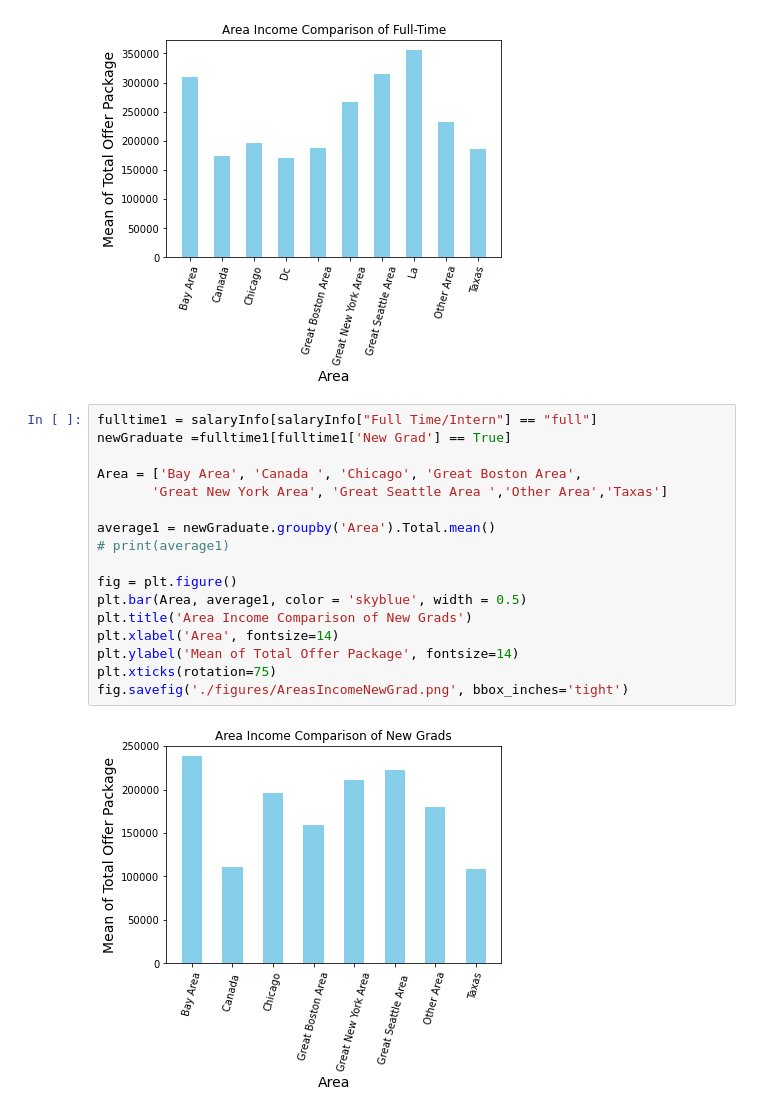
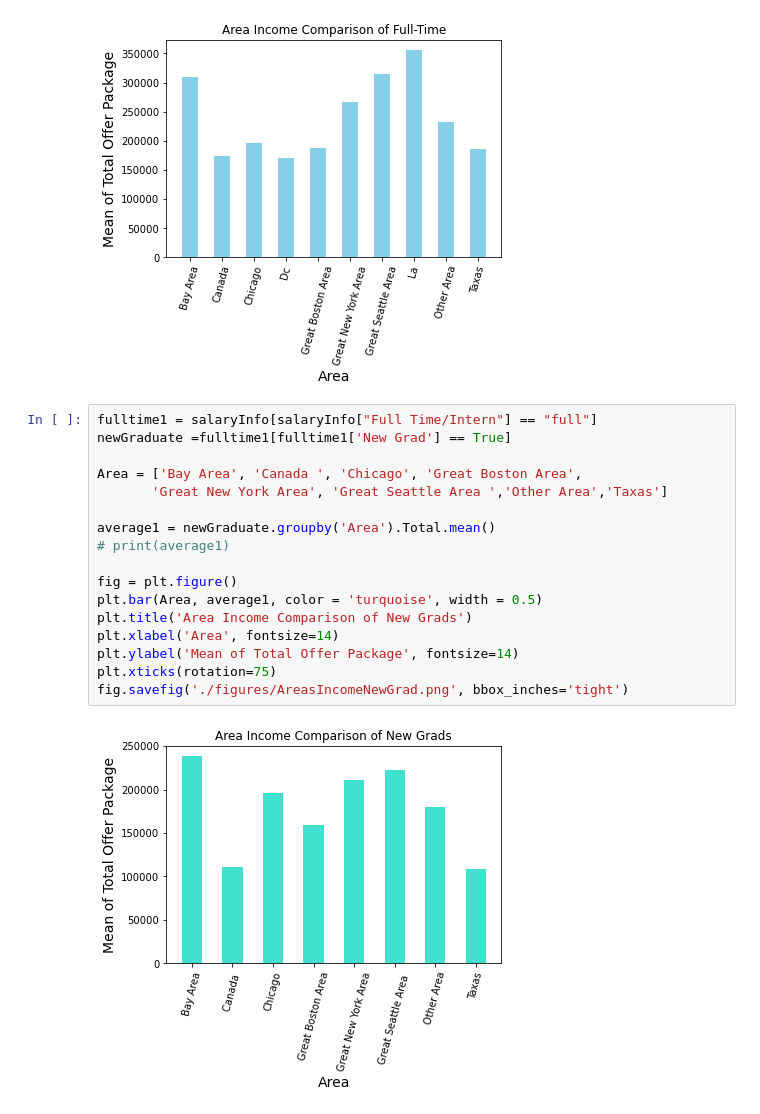
Before and after one commit to dorothyjx/damg-6105-Final-Project, a Jupyter notebook: project_final.ipynb, the cells around one changed output. Drawn from its saved outputs; the diff is of its cells as text.

Commit message:
colors and readme

```diff
--- a/project_final.ipynb
+++ b/project_final.ipynb
@@ -865,19 +865,19 @@ fig.savefig('./figures/AreasIncomeFulltime.png', bbox_inches='tight')
 # %%
 fulltime1 = salaryInfo[salaryInfo["Full Time/Intern"] == "full"]
 newGraduate =fulltime1[fulltime1['New Grad'] == True]
 
 Area = ['Bay Area', 'Canada ', 'Chicago', 'Great Boston Area',
        'Great New York Area', 'Great Seattle Area ','Other Area','Taxas']
 
 average1 = newGraduate.groupby('Area').Total.mean()
 # print(average1)
 
 fig = plt.figure()
-plt.bar(Area, average1, color = 'skyblue', width = 0.5)
+plt.bar(Area, average1, color = 'turquoise', width = 0.5)
 plt.title('Area Income Comparison of New Grads')
 plt.xlabel('Area', fontsize=14)
 plt.ylabel('Mean of Total Offer Package', fontsize=14)
 plt.xticks(rotation=75)
 fig.savefig('./figures/AreasIncomeNewGrad.png', bbox_inches='tight')
 # %% [output]
-[figure, old version]
+[figure, new version]
```
Also changed, not shown: 2 other files.
